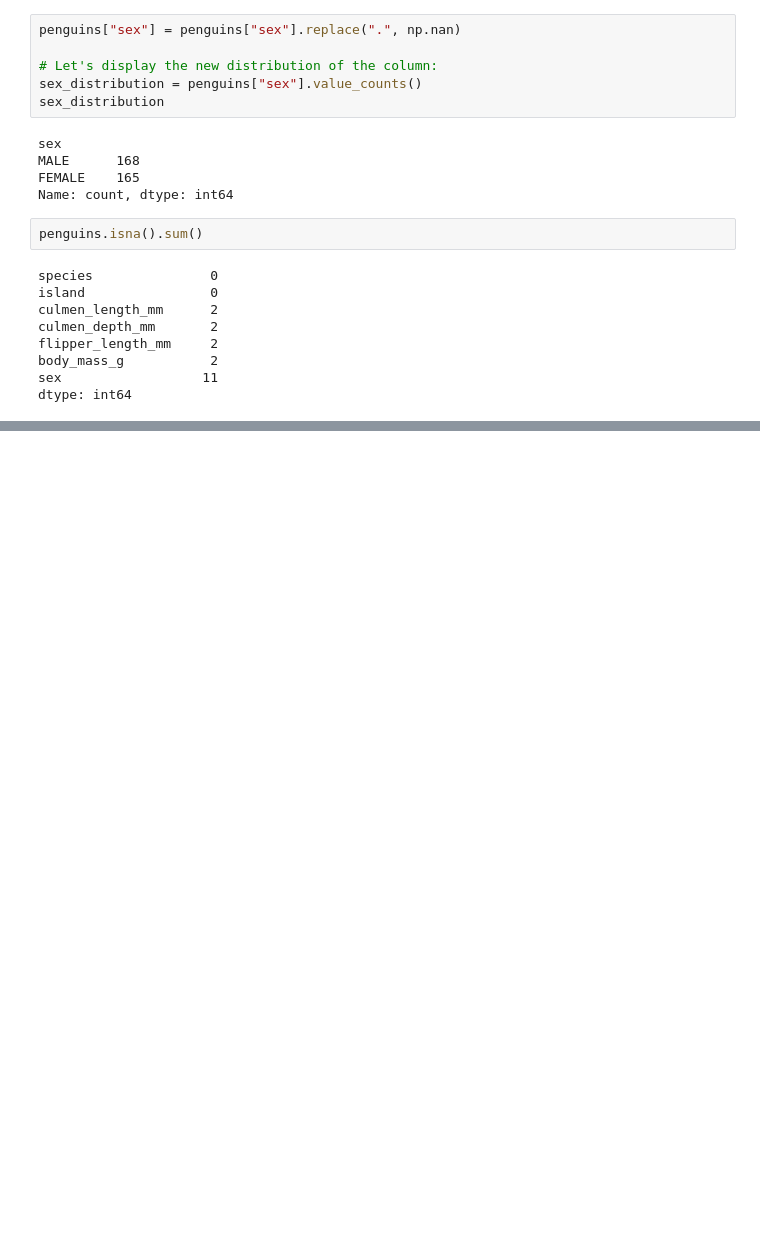
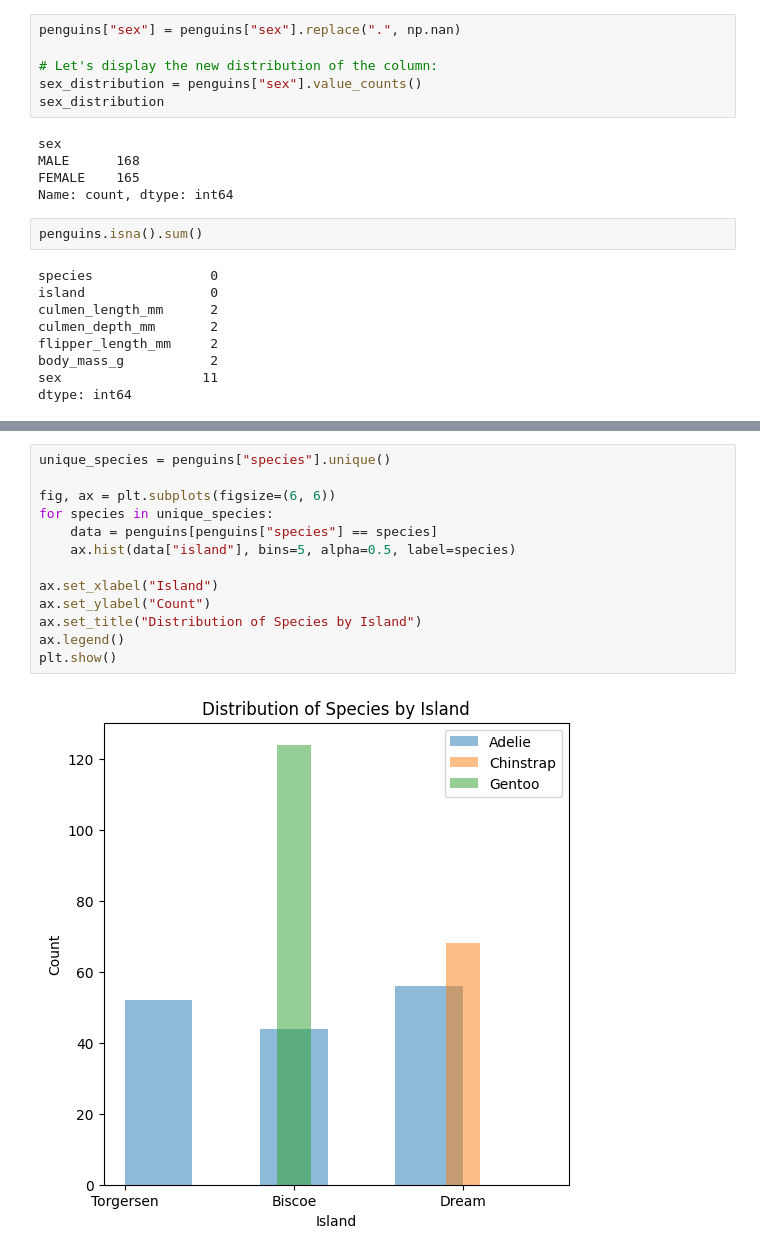
Before and after one commit to apanfilov/ml.school, a Jupyter notebook: program_code/data_analysis.ipynb, the cells around one changed output, grey strips where cells are left out. Cells and saved outputs as stored; diff of their text form; blank space fills up the shorter version.

Commit message:
Added data_analysis notebook

```diff
--- a/program_code/data_analysis.ipynb
+++ b/program_code/data_analysis.ipynb
@@ -105,0 +158,15 @@ plt.show()
+# %%
+unique_species = penguins["species"].unique()
+
+fig, ax = plt.subplots(figsize=(6, 6))
+for species in unique_species:
+    data = penguins[penguins["species"] == species]
+    ax.hist(data["island"], bins=5, alpha=0.5, label=species)
+
+ax.set_xlabel("Island")
+ax.set_ylabel("Count")
+ax.set_title("Distribution of Species by Island")
+ax.legend()
+plt.show()
+# %% [output]
+[figure, added]
```
Also changed, not shown: parts of 6 cells of this notebook.
